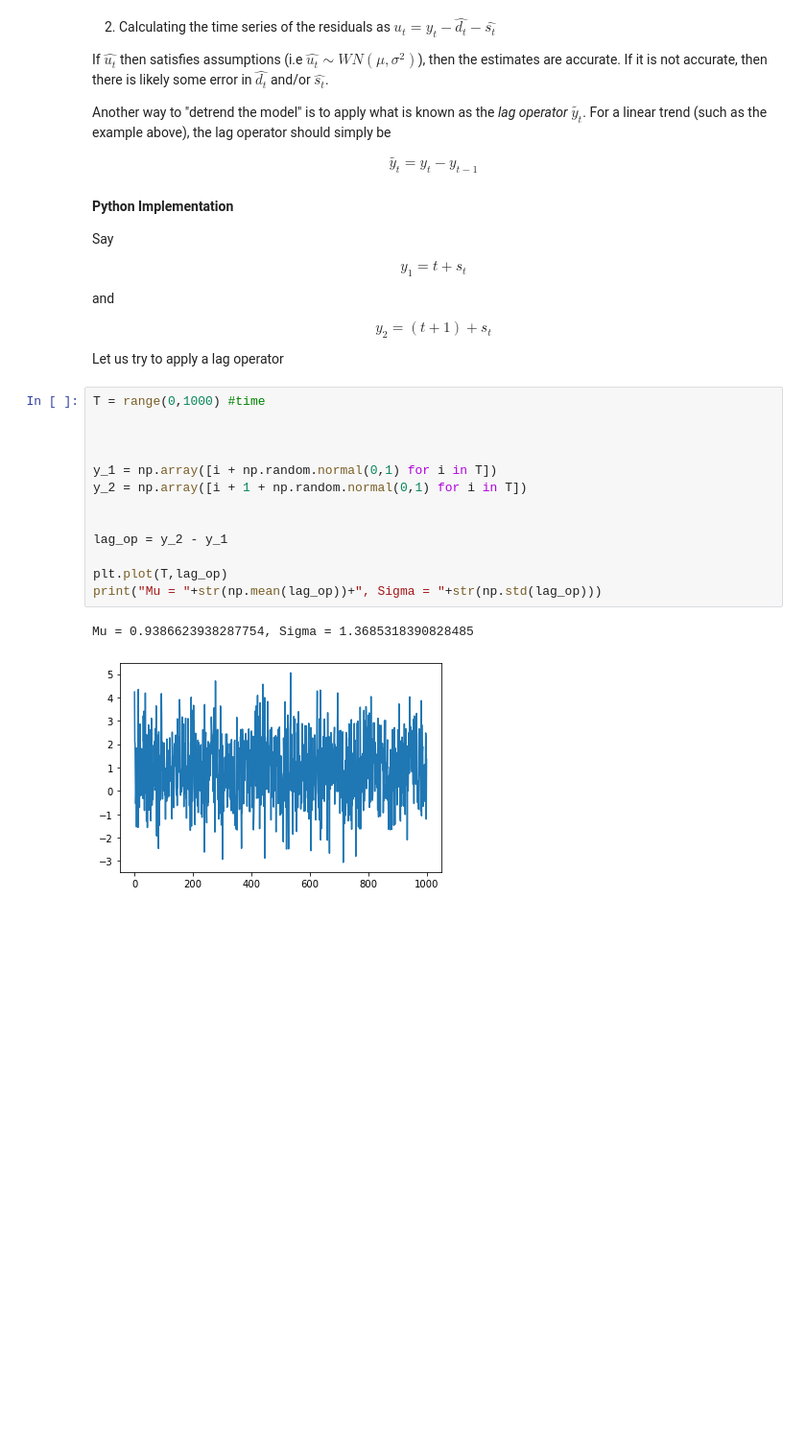
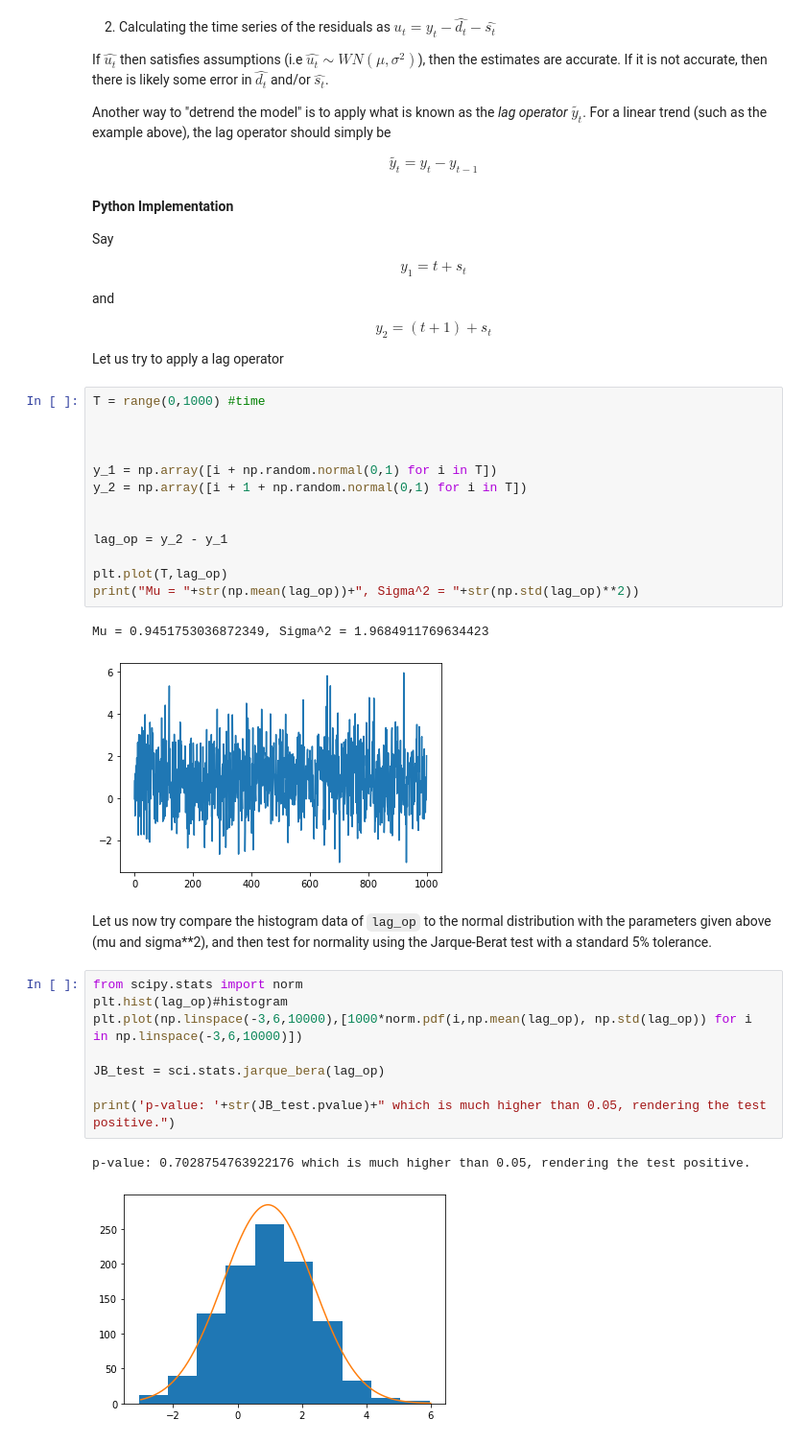
Before and after one commit to theheavygluon/Risk-Management-Course, a Jupyter notebook: Lecture 4 - Time Series Analysis.ipynb, the cells around one changed output. Shown: that part at 96% size. Saved outputs shown, nothing was run; the diff lists cells and outputs as text; blank space fills up the shorter version.

```diff
--- a/Lecture 4 - Time Series Analysis.ipynb
+++ b/Lecture 4 - Time Series Analysis.ipynb
@@ -93,7 +93,20 @@ y_2 = np.array([i + 1 + np.random.normal(0,1) for i in T])
 lag_op = y_2 - y_1
 
 plt.plot(T,lag_op)
-print("Mu = "+str(np.mean(lag_op))+", Sigma = "+str(np.std(lag_op)))
+print("Mu = "+str(np.mean(lag_op))+", Sigma^2 = "+str(np.std(lag_op)**2))
 # %% [output]
-Mu = 0.9386623938287754, Sigma = 1.3685318390828485
+Mu = 0.9451753036872349, Sigma^2 = 1.9684911769634423
-[figure, old version]
+[figure, new version]
+# %% [markdown]
+Let us now try compare the histogram data of `lag_op` to the normal distribution with the parameters given above (mu and sigma\*\*2), and then test for normality using the Jarque-Berat test with a standard 5\% tolerance.
+# %%
+from scipy.stats import norm
+plt.hist(lag_op)#histogram
+plt.plot(np.linspace(-3,6,10000),[1000*norm.pdf(i,np.mean(lag_op), np.std(lag_op)) for i in np.linspace(-3,6,10000)])
+
+JB_test = sci.stats.jarque_bera(lag_op)
+
+print('p-value: '+str(JB_test.pvalue)+" which is much higher than 0.05, rendering the test positive.")
+# %% [output]
+p-value: 0.7028754763922176 which is much higher than 0.05, rendering the test positive.
+[figure, added]
```
Also changed, not shown: parts of 9 cells of this notebook, 5 other files.
